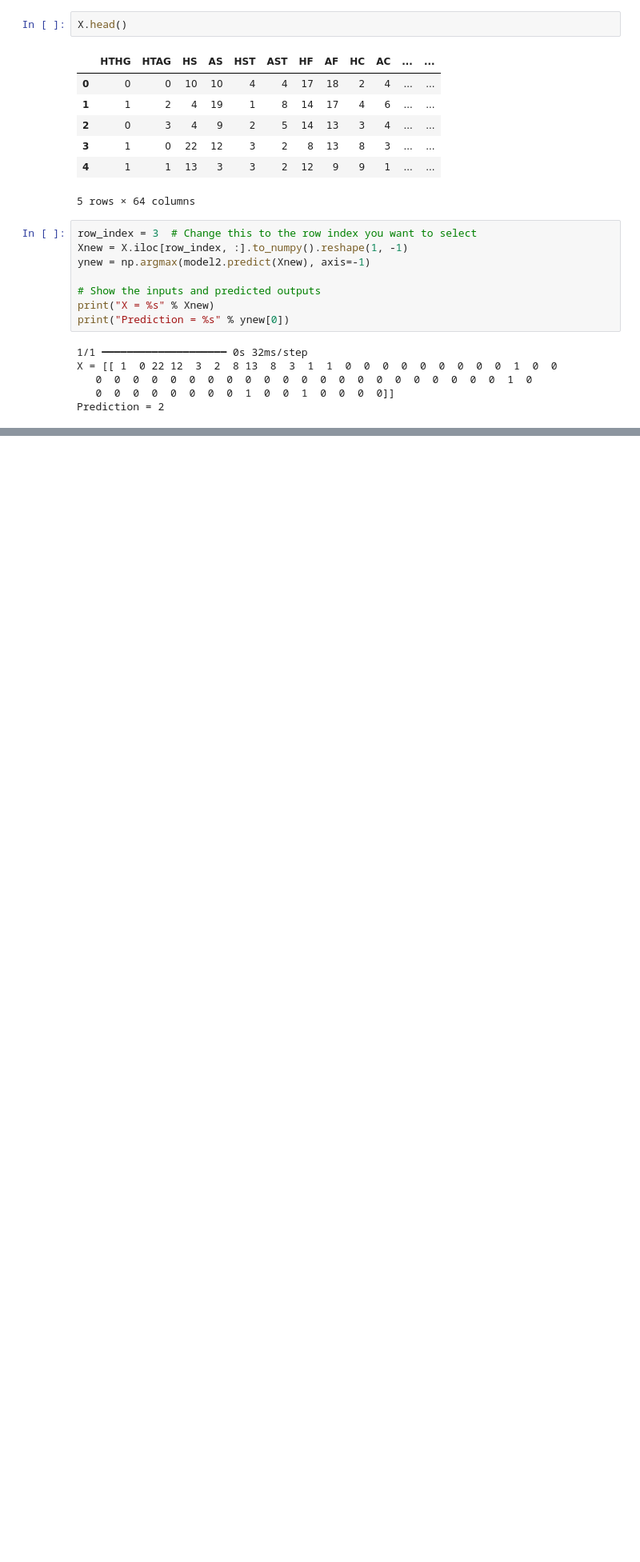
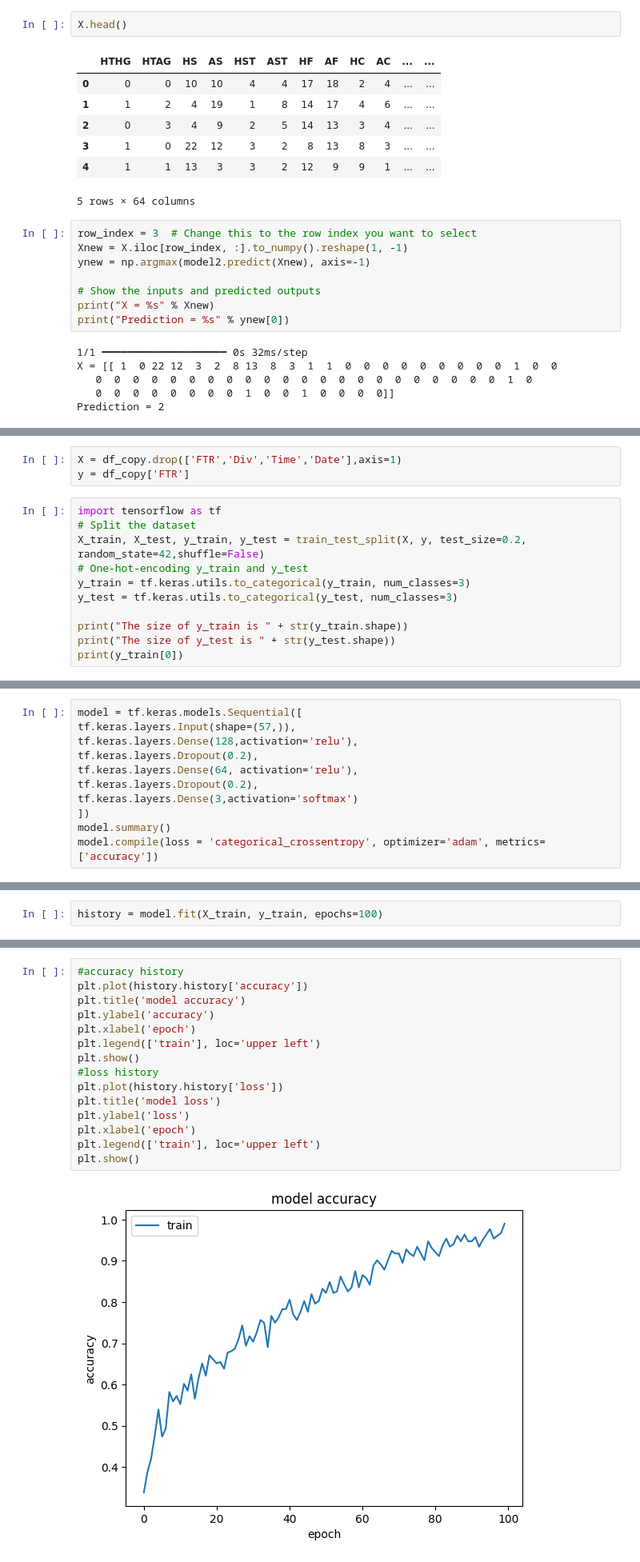
Before and after one commit to vv7ishere/Seria-A_prediction, a Jupyter notebook: seria.ipynb, the cells around one changed output, grey strips where cells are left out. Shown at 80% size. Saved outputs shown, nothing was run; the diff lists cells and outputs as text; blank space fills up the shorter version.

```diff
--- a/seria.ipynb
+++ b/seria.ipynb
@@ -804,0 +884,14 @@ Prediction = 2
+# %%
+X = df_copy.drop(['FTR','Div','Time','Date'],axis=1)
+y = df_copy['FTR']
+# %%
+import tensorflow as tf
+# Split the dataset
+X_train, X_test, y_train, y_test = train_test_split(X, y, test_size=0.2, random_state=42,shuffle=False)
+# One-hot-encoding y_train and y_test
+y_train = tf.keras.utils.to_categorical(y_train, num_classes=3)
+y_test = tf.keras.utils.to_categorical(y_test, num_classes=3)
+
+print("The size of y_train is " + str(y_train.shape))
+print("The size of y_test is " + str(y_test.shape))
+print(y_train[0])
@@ -804,0 +902,11 @@ Prediction = 2
+# %%
+model = tf.keras.models.Sequential([
+tf.keras.layers.Input(shape=(57,)),
+tf.keras.layers.Dense(128,activation='relu'),
+tf.keras.layers.Dropout(0.2),
+tf.keras.layers.Dense(64, activation='relu'),
+tf.keras.layers.Dropout(0.2),
+tf.keras.layers.Dense(3,activation='softmax')
+])
+model.summary()
+model.compile(loss = 'categorical_crossentropy', optimizer='adam', metrics=['accuracy'])
@@ -804,0 +931,2 @@ Prediction = 2
+# %%
+history = model.fit(X_train, y_train, epochs=100)
@@ -804,0 +951,17 @@ Prediction = 2
+# %%
+#accuracy history
+plt.plot(history.history['accuracy'])
+plt.title('model accuracy')
+plt.ylabel('accuracy')
+plt.xlabel('epoch')
+plt.legend(['train'], loc='upper left')
+plt.show()
+#loss history
+plt.plot(history.history['loss'])
+plt.title('model loss')
+plt.ylabel('loss')
+plt.xlabel('epoch')
+plt.legend(['train'], loc='upper left')
+plt.show()
+# %% [output]
+[figure, added]
```
Also changed, not shown: parts of 20 cells of this notebook.
